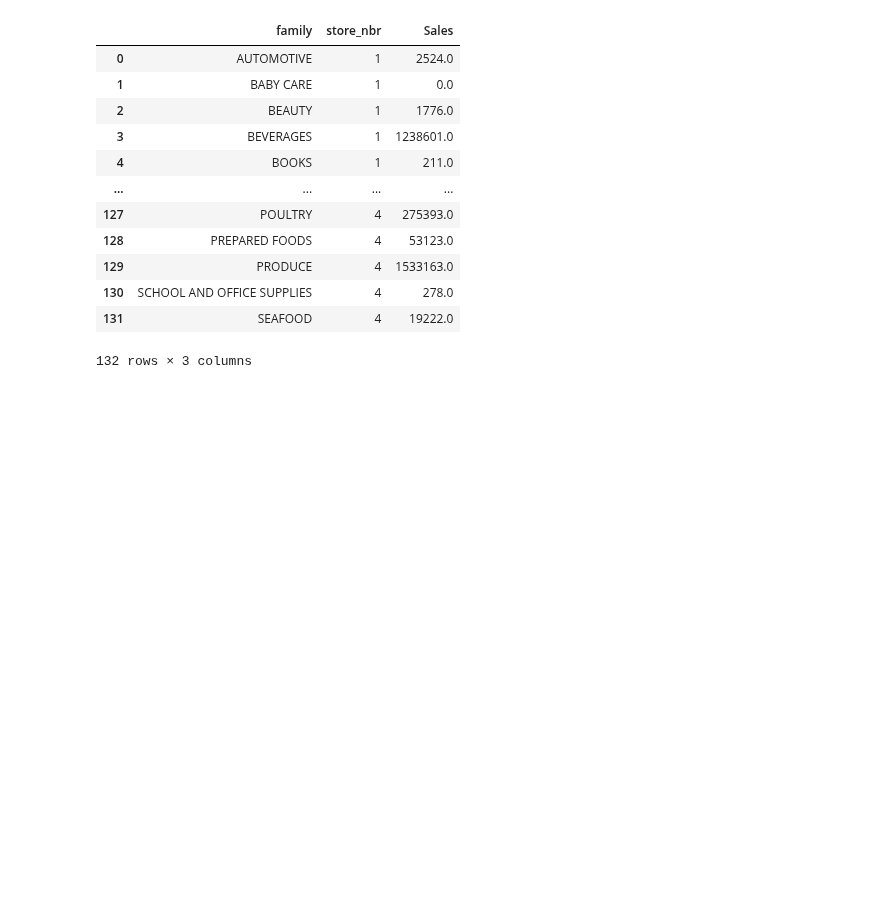
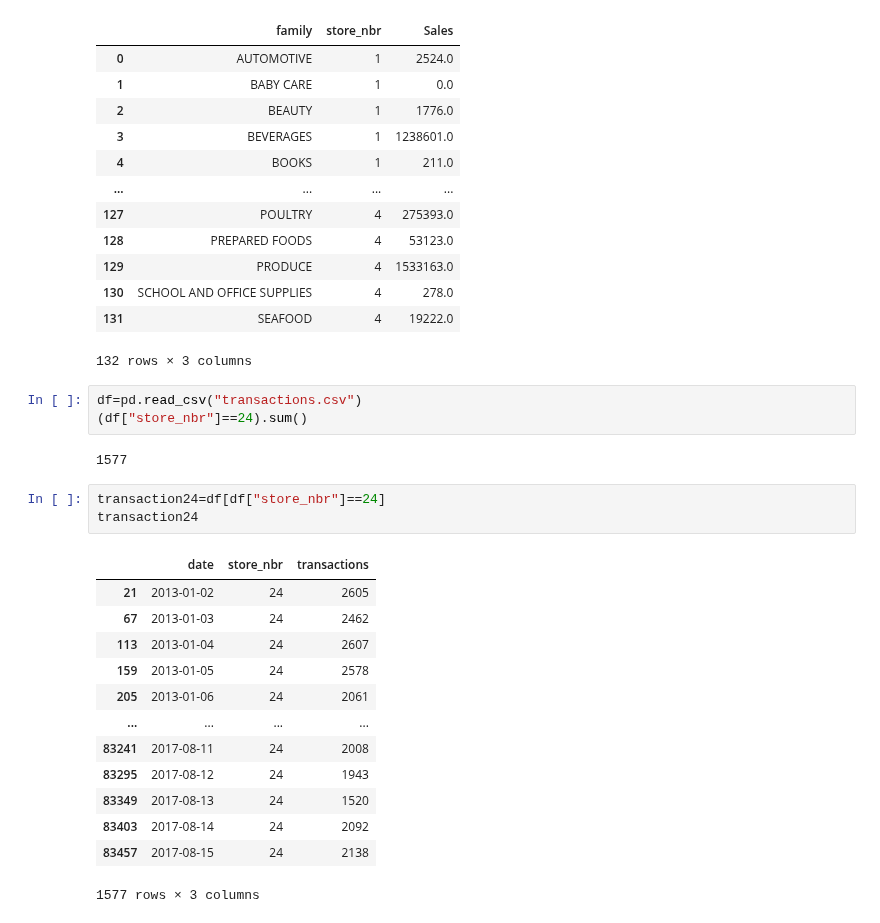
Before and after one commit to lingeshnafeax/DataScience, a Jupyter notebook: Numpy Pandas/DataFrame.ipynb, the cells around one changed output. Cells and saved outputs as stored; diff of their text form; blank space fills up the shorter version.

```diff
--- a/Numpy Pandas/DataFrame.ipynb
+++ b/Numpy Pandas/DataFrame.ipynb
@@ -222,3 +217,25 @@ pt.melt(id_vars="family",var_name="store_nbr",value_vars=[1,2,3,4],value_name="S
 | 130 | SCHOOL AND OFFICE SUPPLIES | 4 | 278.0 |
 | 131 | SEAFOOD | 4 | 19222.0 |
 132 rows × 3 columns
+# %%
+df=pd.read_csv("transactions.csv")
+(df["store_nbr"]==24).sum()
+# %% [output]
+1577
+# %%
+transaction24=df[df["store_nbr"]==24]
+transaction24
+# %% [output]
+|  | date | store_nbr | transactions |
+| 21 | 2013-01-02 | 24 | 2605 |
+| 67 | 2013-01-03 | 24 | 2462 |
+| 113 | 2013-01-04 | 24 | 2607 |
+| 159 | 2013-01-05 | 24 | 2578 |
+| 205 | 2013-01-06 | 24 | 2061 |
+| ... | ... | ... | ... |
+| 83241 | 2017-08-11 | 24 | 2008 |
+| 83295 | 2017-08-12 | 24 | 1943 |
+| 83349 | 2017-08-13 | 24 | 1520 |
+| 83403 | 2017-08-14 | 24 | 2092 |
+| 83457 | 2017-08-15 | 24 | 2138 |
+1577 rows × 3 columns
```
Also changed, not shown: parts of 9 cells of this notebook.
